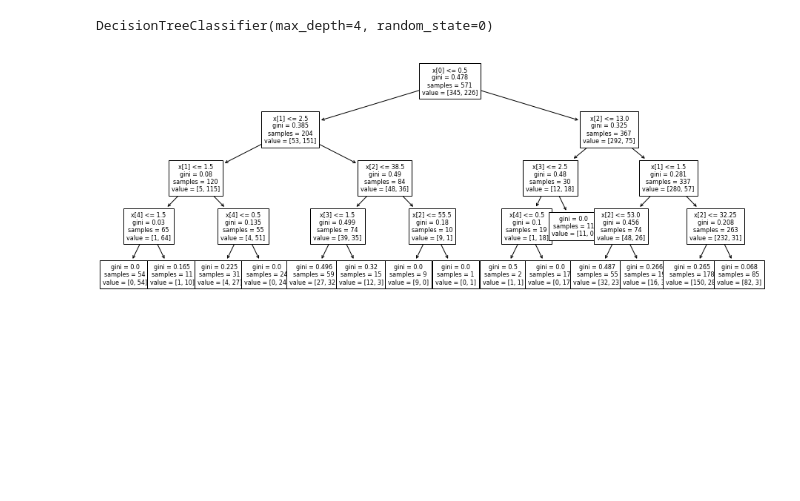
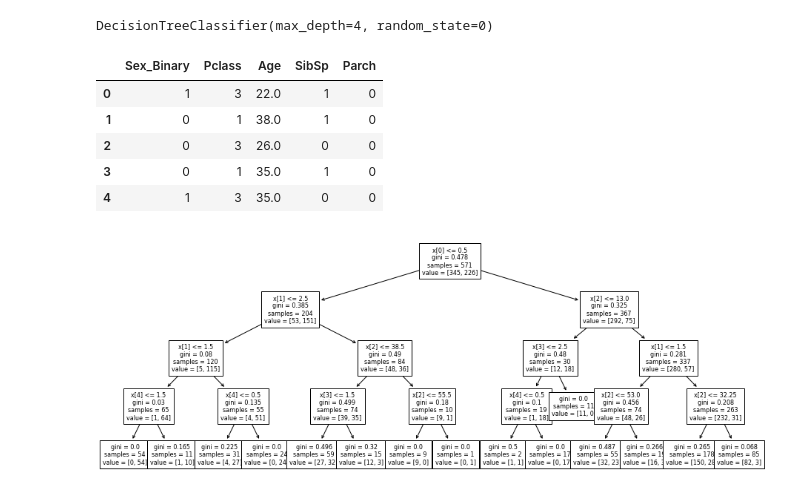
Before and after one commit to pablomdata/ml-bespoke, a Jupyter notebook: Day2/05 Decision Trees.ipynb, the cells around one changed output. Cells and saved outputs as stored; diff of their text form; code cells hidden in the pictures; blank space fills up the shorter version.

```diff
--- a/Day2/05 Decision Trees.ipynb
+++ b/Day2/05 Decision Trees.ipynb
@@ -61,6 +61,15 @@ clf = DecisionTreeClassifier(max_depth=4, random_state=0)
 clf.fit(X_train, y_train)
 # %% [output]
 DecisionTreeClassifier(max_depth=4, random_state=0)
+# %%
+X.head()
+# %% [output]
+|  | Sex_Binary | Pclass | Age | SibSp | Parch |
+| 0 | 1 | 3 | 22.0 | 1 | 0 |
+| 1 | 0 | 1 | 38.0 | 1 | 0 |
+| 2 | 0 | 3 | 26.0 | 0 | 0 |
+| 3 | 0 | 1 | 35.0 | 1 | 0 |
+| 4 | 1 | 3 | 35.0 | 0 | 0 |
 # %%
 import matplotlib.pyplot as plt
 plt.figure(figsize=(16,6))
```
Also changed, not shown: parts of 18 cells of this notebook, 5 other files.
